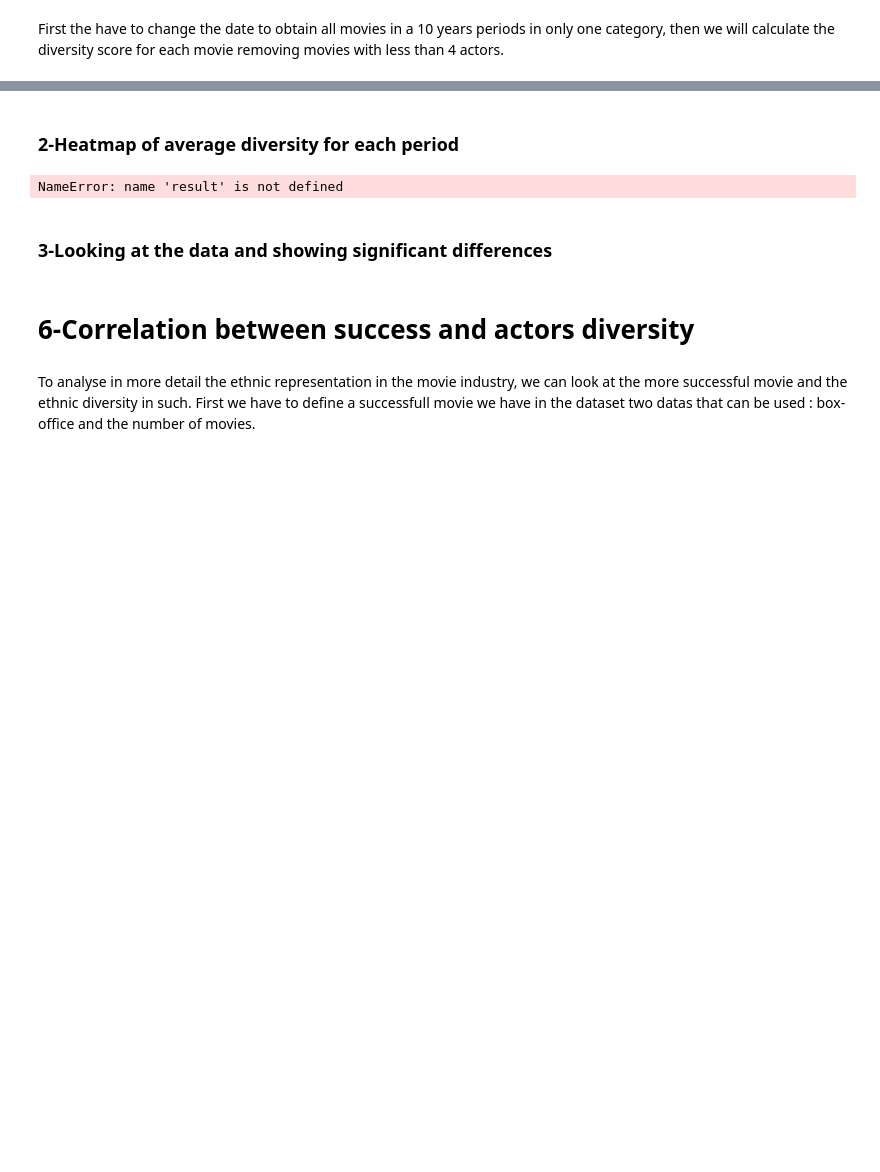
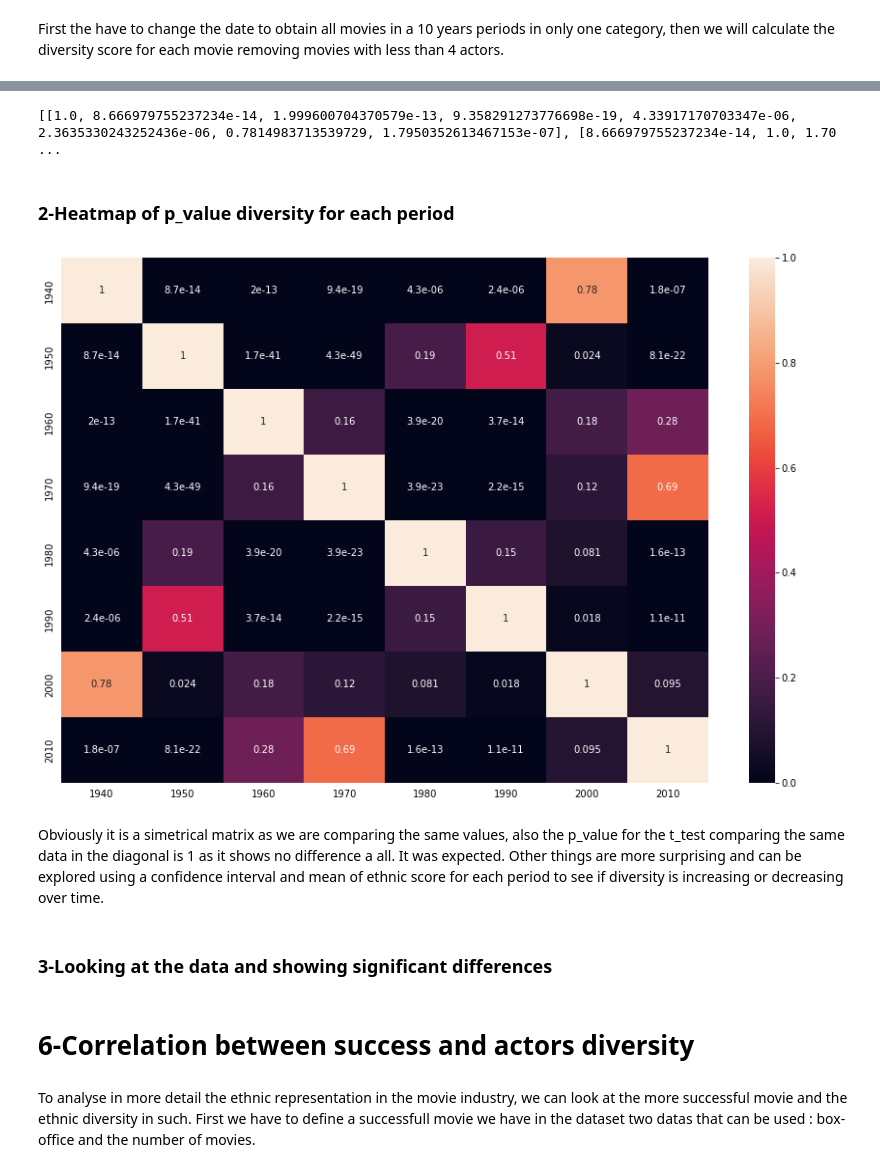
Before and after one commit to epfl-ada/ada-2022-project-borroworrob, a Jupyter notebook: part3.ipynb, the cells around one changed output, grey strips where cells are left out. Saved outputs shown, nothing was run; the diff lists cells and outputs as text; code cells hidden in the pictures; blank space fills up the shorter version.

Commit message:
heatmap and t_test

```diff
--- a/part3.ipynb
+++ b/part3.ipynb
@@ -1221,15 +1242,52 @@ diversity_movies = diversity_movies.loc[diversity_movies["number_of_actors"] >=
 # %%
-#boostrap resampling to calculate the average and the confidence interval for each average value of diversity
+def krustal_test (data) :
+    # Initialize a matrix to store the p-values for each comparison
+    p_values = []
+    # Loop through the data and perform the Kruskal-Wallis test for each pair of periods
+    for i in range(len(data)):
+        row = []
+        for j in range(len(data)):
+            # Perform the Kruskal-Wallis test
+            statistic, p_value = kruskal(data[i], data[j])
+            # Store the p-value in the matrix
+            row.append(p_value)
+        p_values.append(row)
+    return p_values
+# %%
+# list of all the periods
+list_periods = np.arange(1940, 2020, 10).tolist()
+matrix_score = pd.DataFrame()
+
+# Group the records by year and extract the diversity scores for each year
+scores_by_year = {}
+for index, record in diversity_movies.iterrows():
+    year = record[1]
+    score = record[3]
+    if year in scores_by_year:
+        scores_by_year[year].append(score)
+    else:
+        scores_by_year[year] = [score]
+
+# Create a matrix with the diversity scores for each year as rows
+matrix_score= [scores for year, scores in scores_by_year.items()]
+# %%
+print(krustal_test (matrix_score))
+# %% [output]
+[[1.0, 8.666979755237234e-14, 1.999600704370579e-13, 9.358291273776698e-19, 4.33917170703347e-06, 2.3635330243252436e-06, 0.7814983713539729, 1.7950352613467153e-07], [8.666979755237234e-14, 1.0, 1.70 ...
 # %% [markdown]
-### 2-Heatmap of average diversity for each period <a name="subsubparagraph2"></a>
+### 2-Heatmap of p_value diversity for each period <a name="subsubparagraph2"></a>
 # %%
-# Use the heatmap function from the seaborn package
-sns.heatmap(result,annot=labels,fmt="",cmap='RdYlGn',linewidths=0.30,ax=ax)
+plt.figure(figsize=(15,10))
 
-# Display the Pharma Sector Heatmap
+# Use the heatmap() function to create the heatmap
+sns.heatmap(krustal_test(matrix_score),xticklabels=list_periods, yticklabels=list_periods, annot=True)
+plt.tick_params(left=False, bottom=False)
+# Show the plot
 plt.show()
 # %% [output]
-NameError: name 'result' is not defined
+[figure, added]
+# %% [markdown]
+Obviously it is a simetrical matrix as we are comparing the same values, also the p_value for the t_test comparing the same data in the diagonal is 1 as it shows no difference a all. It was expected. Other things are more surprising and can be explored using a confidence interval and mean of ethnic score for each period to see if diversity is increasing or decreasing over time.
 # %% [markdown]
 ### 3-Looking at the data and showing significant differences <a name="subsubparagraph3"></a>
 # %% [markdown]
```
Also changed, not shown: parts of 45 cells of this notebook.
